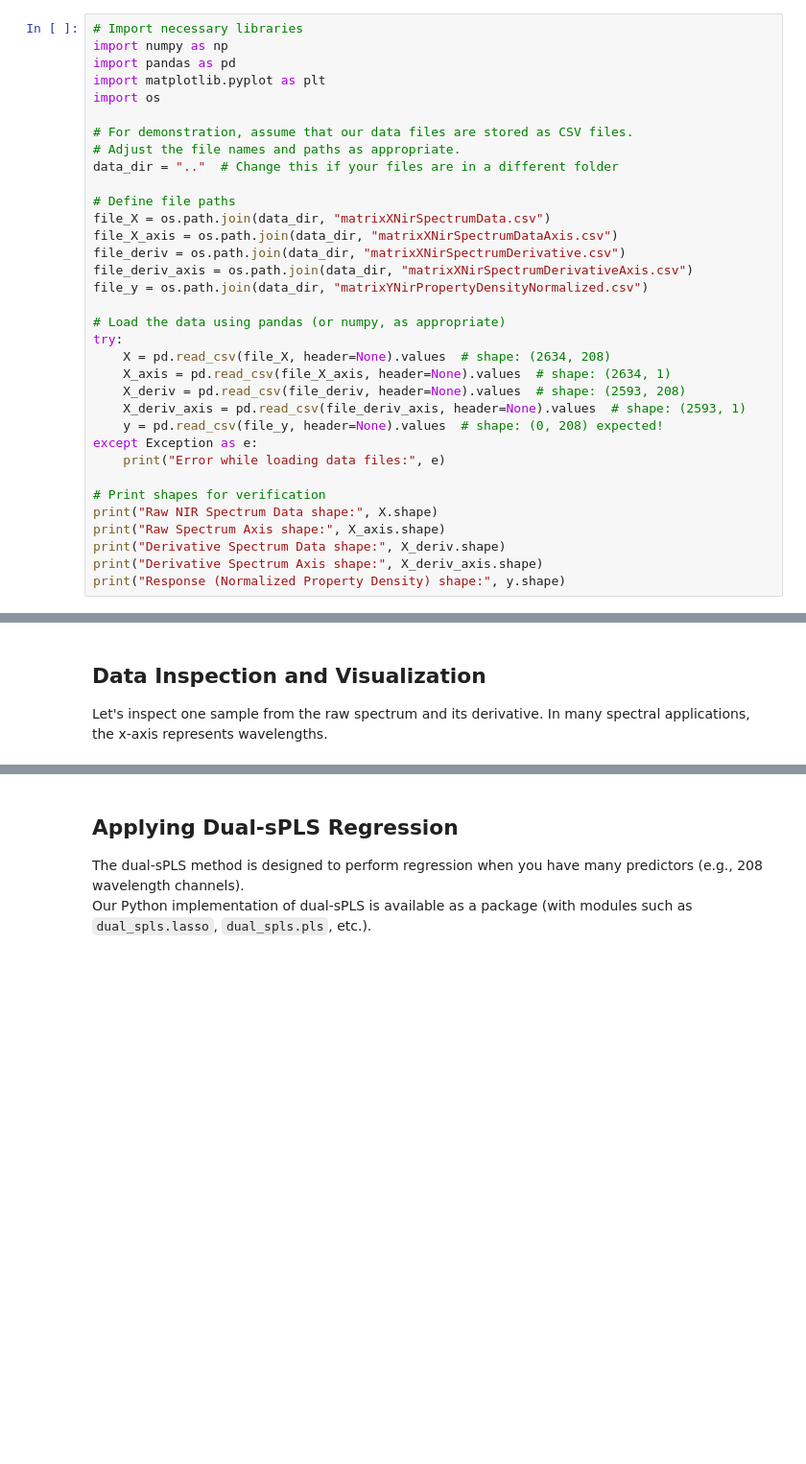
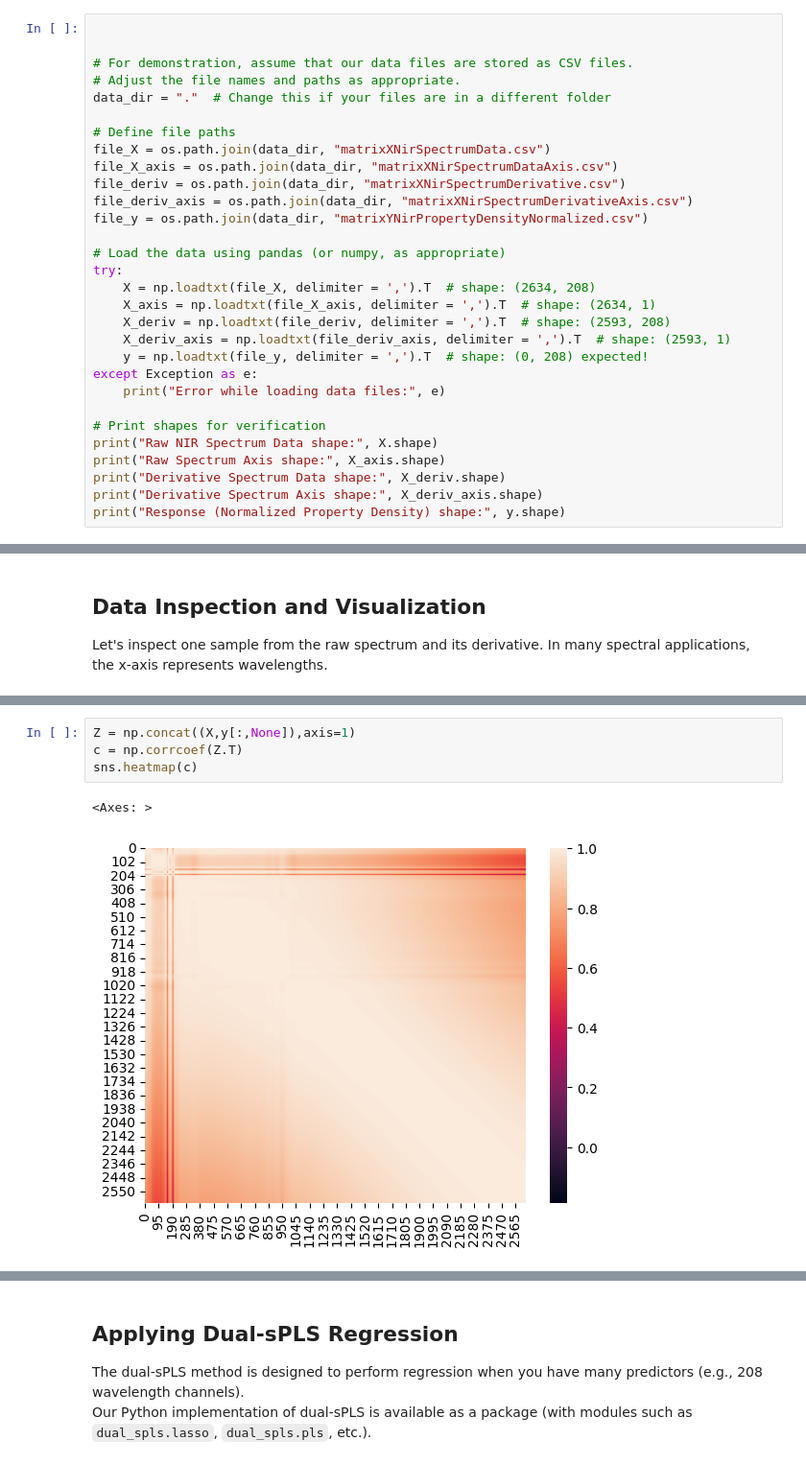
Before and after one commit to marouanetalaa/Dual-sPLS, a Jupyter notebook: notebook.ipynb, the cells around one changed output, grey strips where cells are left out. Shown at 96% size. Cells and saved outputs as stored; diff of their text form; blank space fills up the shorter version.

```diff
--- a/notebook.ipynb
+++ b/notebook.ipynb
@@ -28,13 +7,9 @@ matrixYNirPropertyDensityNormalized: (0, 208)
 # %%
-# Import necessary libraries
-import numpy as np
-import pandas as pd
-import matplotlib.pyplot as plt
-import os
+
 
 # For demonstration, assume that our data files are stored as CSV files.
 # Adjust the file names and paths as appropriate.
-data_dir = ".."  # Change this if your files are in a different folder
+data_dir = "."  # Change this if your files are in a different folder
 
 # Define file paths
 file_X = os.path.join(data_dir, "matrixXNirSpectrumData.csv")
@@ -45,11 +20,11 @@ file_y = os.path.join(data_dir, "matrixYNirPropertyDensityNormalized.csv")
 
 # Load the data using pandas (or numpy, as appropriate)
 try:
-    X = pd.read_csv(file_X, header=None).values  # shape: (2634, 208)
-    X_axis = pd.read_csv(file_X_axis, header=None).values  # shape: (2634, 1)
-    X_deriv = pd.read_csv(file_deriv, header=None).values  # shape: (2593, 208)
-    X_deriv_axis = pd.read_csv(file_deriv_axis, header=None).values  # shape: (2593, 1)
-    y = pd.read_csv(file_y, header=None).values  # shape: (0, 208) expected!
+    X = np.loadtxt(file_X, delimiter = ',').T  # shape: (2634, 208)
+    X_axis = np.loadtxt(file_X_axis, delimiter = ',').T  # shape: (2634, 1)
+    X_deriv = np.loadtxt(file_deriv, delimiter = ',').T  # shape: (2593, 208)
+    X_deriv_axis = np.loadtxt(file_deriv_axis, delimiter = ',').T  # shape: (2593, 1)
+    y = np.loadtxt(file_y, delimiter = ',').T  # shape: (0, 208) expected!
 except Exception as e:
     print("Error while loading data files:", e)
 
@@ -95,0 +47,7 @@ plt.show()
+# %%
+Z = np.concat((X,y[:,None]),axis=1)
+c = np.corrcoef(Z.T)
+sns.heatmap(c)
+# %% [output]
+<Axes: >
+[figure, added]
```
Also changed, not shown: parts of 34 cells of this notebook, 13 other files.
